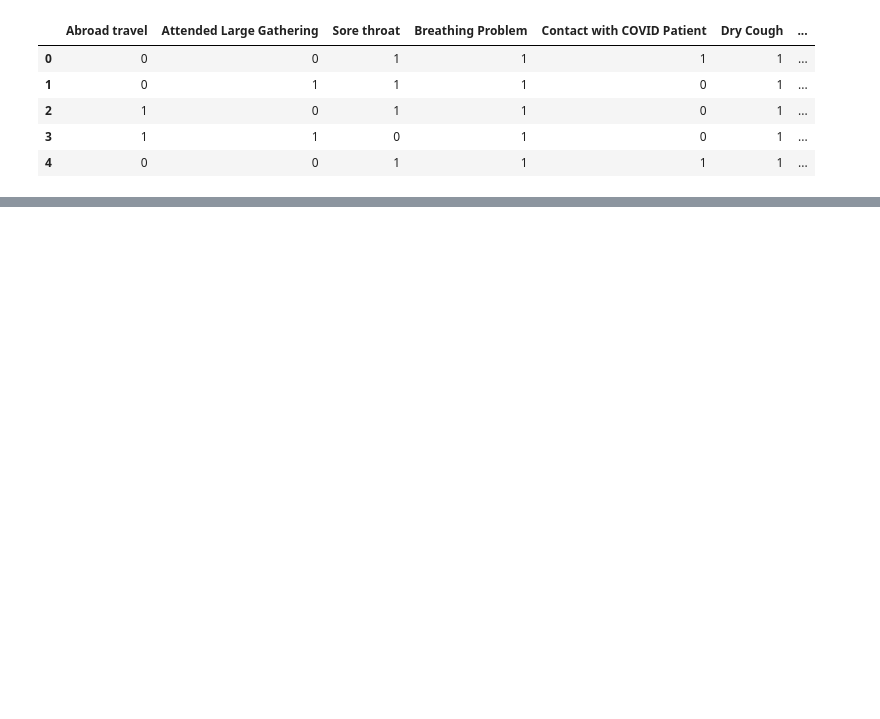
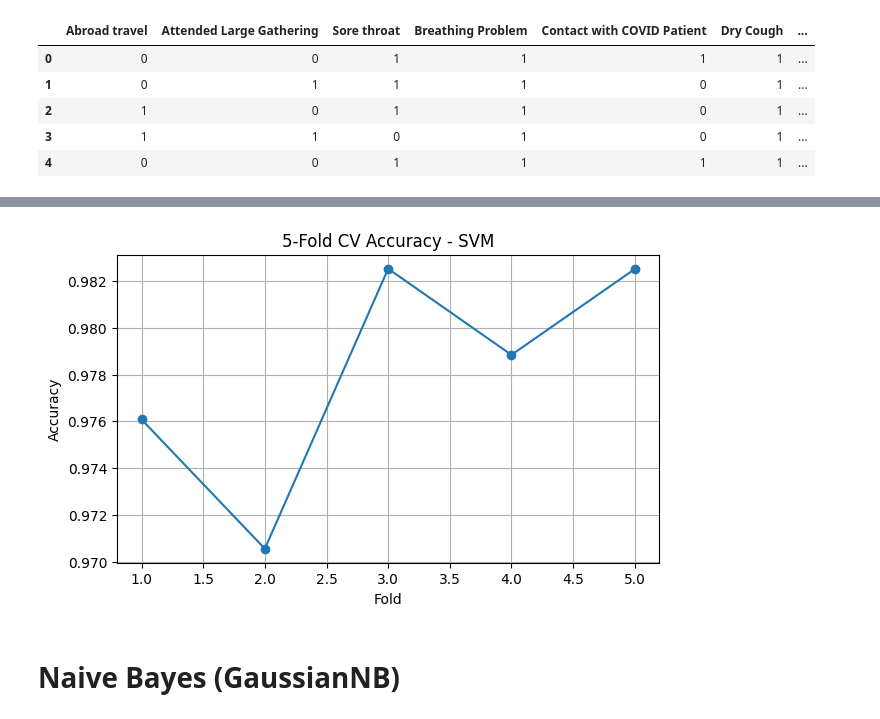
Before and after one commit to samiha-mahin/Covid-19, a Jupyter notebook: covid19_ML_Models.ipynb, the cells around one changed output, grey strips where cells are left out. Drawn from its saved outputs; the diff is of its cells as text; code cells hidden in the pictures; blank space fills up the shorter version.

```diff
--- a/covid19_ML_Models.ipynb
+++ b/covid19_ML_Models.ipynb
@@ -194,0 +99,24 @@ plt.show()
+# %%
+skf = StratifiedKFold(n_splits=5, shuffle=True, random_state=42)
+
+fold_acc = []
+fold_auc = []
+
+for fold, (train_idx, test_idx) in enumerate(skf.split(X, y), 1):
+    X_tr, X_te = X.iloc[train_idx], X.iloc[test_idx]
+    y_tr, y_te = y.iloc[train_idx], y.iloc[test_idx]
+
+    X_tr_sm, y_tr_sm = SMOTE(random_state=42).fit_resample(X_tr, y_tr)
+
+    svm_model.fit(X_tr_sm, y_tr_sm)
+
+    y_pred = svm_model.predict(X_te)
+    y_proba = svm_model.predict_proba(X_te)[:, 1]
+
+    fold_acc.append(accuracy_score(y_te, y_pred))
+    fold_auc.append(roc_auc_score(y_te, y_proba))
+
+    print(f"Fold {fold}: Accuracy={fold_acc[-1]:.4f}, AUC={fold_auc[-1]:.4f}")
+
+print("Mean Accuracy:", np.mean(fold_acc))
+print("Mean AUC:", np.mean(fold_auc))
@@ -194,0 +131,12 @@ plt.show()
+# %%
+plt.figure(figsize=(7,4))
+plt.plot(range(1,6), fold_acc, marker='o')
+plt.xlabel("Fold")
+plt.ylabel("Accuracy")
+plt.title("5-Fold CV Accuracy - SVM")
+plt.grid()
+plt.show()
+# %% [output]
+[figure, added]
+# %% [markdown]
+# **Naive Bayes (GaussianNB)**
```
Also changed, not shown: parts of 46 cells of this notebook.
